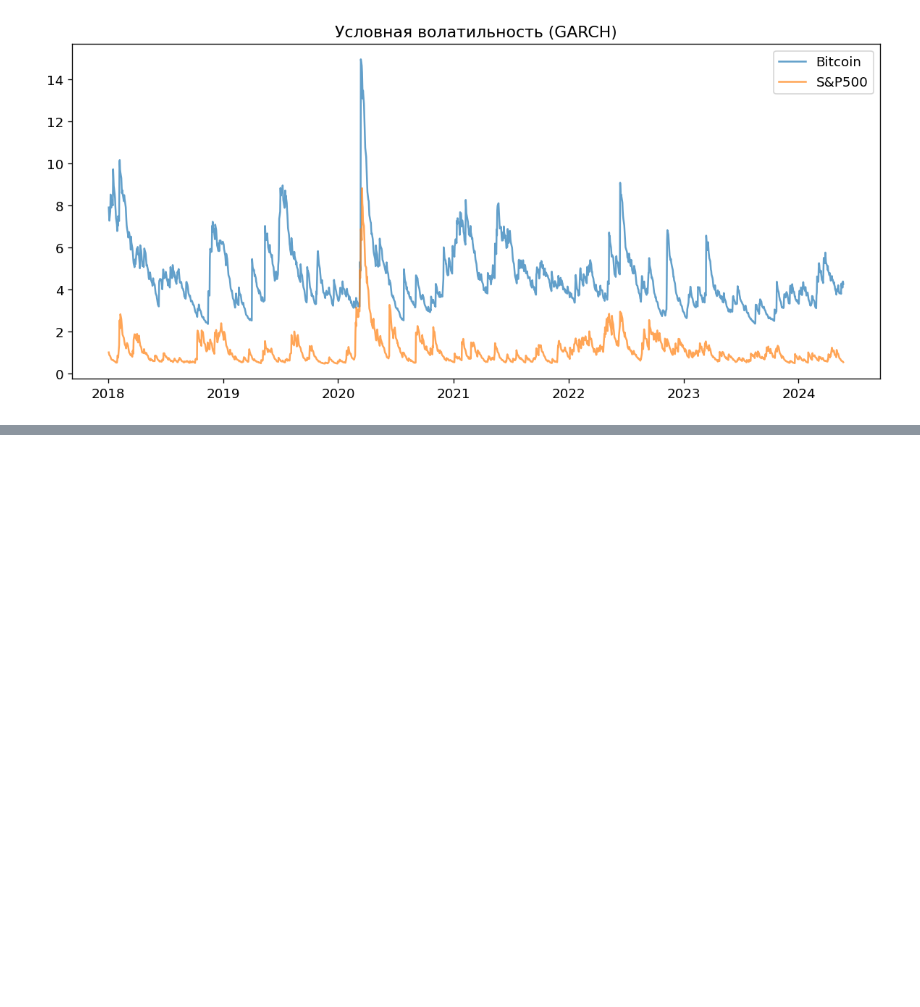
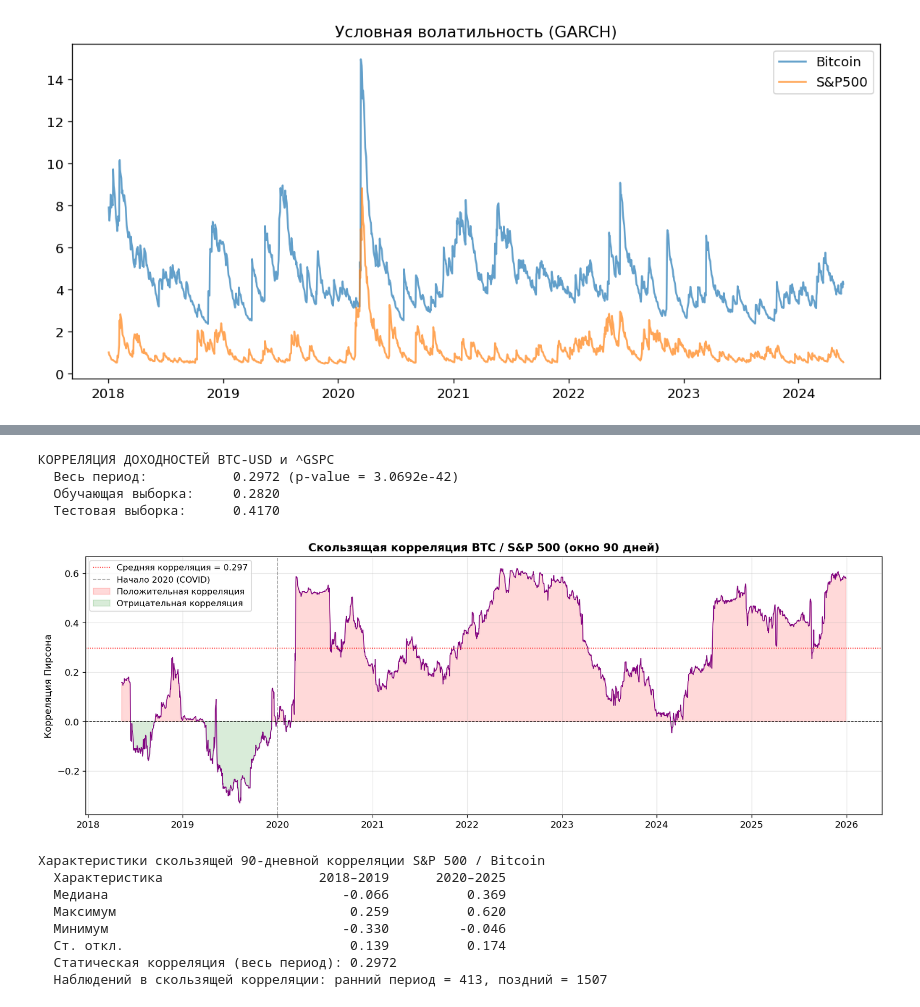
Before and after one commit to kdnvnadya/garch-volatility, a Jupyter notebook: Analysis of S&P 500 and Bitcoin Volatility Using GARCH Models.ipynb, the cells around one changed output, grey strips where cells are left out. Saved outputs shown, nothing was run; the diff lists cells and outputs as text; code cells hidden in the pictures; blank space fills up the shorter version.

Commit message:
VaR/корреляция/

```diff
--- a/Analysis of S&P 500 and Bitcoin Volatility Using GARCH Models.ipynb
+++ b/Analysis of S&P 500 and Bitcoin Volatility Using GARCH Models.ipynb
@@ -467,0 +684,73 @@ print(f"* Лучшая по QLIKE:  S&P 500 {best_qlike_sp},  Bitcoin {best_qlik
+# %%
+from scipy.stats import pearsonr
+# Расчет с p-value
+corr_full, p_value = pearsonr(returns['BTC-USD'].dropna(), returns['^GSPC'].dropna())
+corr_train = btc_train.corr(sp500_train)
+corr_test = btc_test.corr(sp500_test)
+
+print("КОРРЕЛЯЦИЯ ДОХОДНОСТЕЙ BTC-USD и ^GSPC")
+print(f"  Весь период:           {corr_full:.4f} (p-value = {p_value:.4e})")
+print(f"  Обучающая выборка:     {corr_train:.4f}")
+print(f"  Тестовая выборка:      {corr_test:.4f}")
+
+rolling_window = 90
+rolling_corr = returns['BTC-USD'].rolling(rolling_window).corr(returns['^GSPC'])
+
+fig, ax = plt.subplots(figsize=(14, 5))
+ax.plot(rolling_corr, color='purple', linewidth=1)
+ax.axhline(0, color='black', linewidth=0.8, linestyle='--')
+ax.axhline(corr_full, color='red', linewidth=1,
+           linestyle=':', label=f'Средняя корреляция = {corr_full:.3f}')
+ax.axvline(pd.Timestamp('2020-01-01'), color='grey', linewidth=1,
+           linestyle='--', alpha=0.7, label='Начало 2020 (COVID)')
+ax.fill_between(rolling_corr.index, rolling_corr, 0,
+                where=rolling_corr > 0, alpha=0.15, color='red', label='Положительная корреляция')
+ax.fill_between(rolling_corr.index, rolling_corr, 0,
+                where=rolling_corr < 0, alpha=0.15, color='green', label='Отрицательная корреляция')
+ax.set_title(f'Скользящая корреляция BTC / S&P 500 (окно {rolling_window} дней)',
+             fontsize=13, fontweight='bold')
+ax.set_ylabel('Корреляция Пирсона')
+ax.legend(fontsize=10)
+ax.grid(True, alpha=0.3)
+plt.tight_layout()
+plt.show()
+
+rolling_corr_90 = rolling_corr.dropna()
+
+# Разбивка на периоды
+mask_early = rolling_corr_90.index < '2020-01-01'
+mask_late  = rolling_corr_90.index >= '2020-01-01'
+
+rc_early = rolling_corr_90[mask_early]
+rc_late  = rolling_corr_90[mask_late]
+
+print("\nХарактеристики скользящей 90-дневной корреляции S&P 500 / Bitcoin")
+print(f"  {'Характеристика':<28} {'2018–2019':>14} {'2020–2025':>14}")
+
+
+stats_rows = [
+    ('Медиана', rc_early.median(), rc_late.median()),
+    ('Максимум', rc_early.max(), rc_late.max()),
+    ('Минимум', rc_early.min(), rc_late.min()),
+    ('Ст. откл.', rc_early.std(), rc_late.std()),
+]
+
+for label, v_early, v_late in stats_rows:
+    print(f"  {label:<28} {v_early:>14.3f} {v_late:>14.3f}")
+
+print(f"  Статическая корреляция (весь период): {corr_full:.4f}")
+print(f"  Наблюдений в скользящей корреляции: ранний период = {len(rc_early)}, поздний = {len(rc_late)}")
+# %% [output]
+КОРРЕЛЯЦИЯ ДОХОДНОСТЕЙ BTC-USD и ^GSPC
+  Весь период:           0.2972 (p-value = 3.0692e-42)
+  Обучающая выборка:     0.2820
+  Тестовая выборка:      0.4170
+[figure, added]
+Характеристики скользящей 90-дневной корреляции S&P 500 / Bitcoin
+  Характеристика                    2018–2019      2020–2025
+  Медиана                              -0.066          0.369
+  Максимум                              0.259          0.620
+  Минимум                              -0.330         -0.046
+  Ст. откл.                             0.139          0.174
+  Статическая корреляция (весь период): 0.2972
+  Наблюдений в скользящей корреляции: ранний период = 413, поздний = 1507
```
Also changed, not shown: parts of 7 cells of this notebook.
